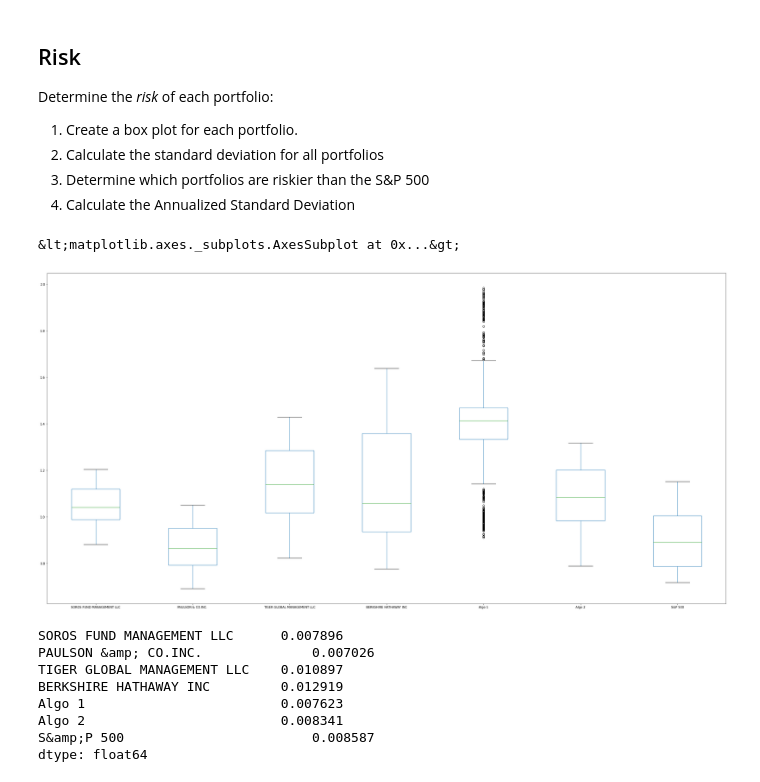
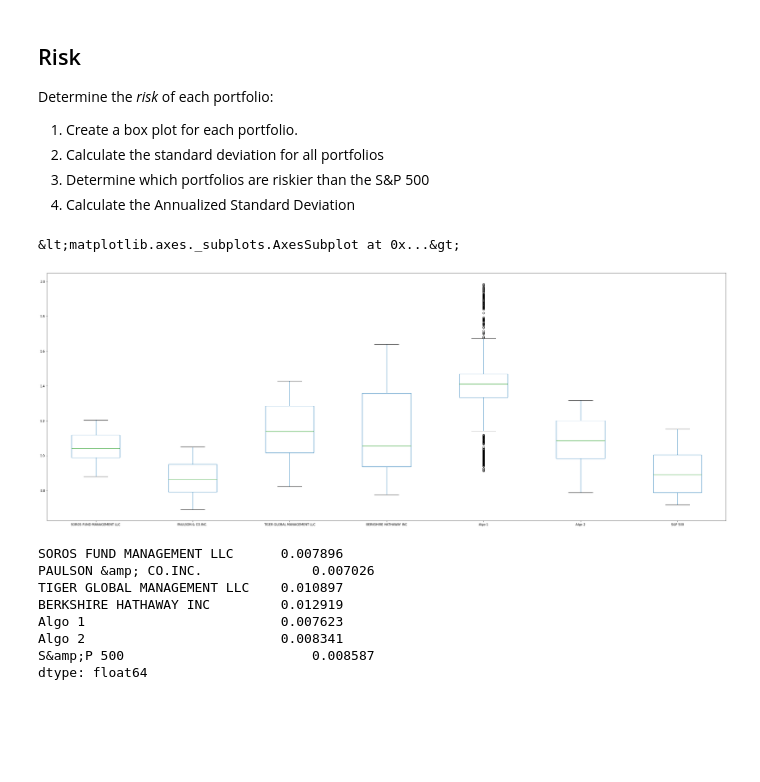
Before and after one commit to lanre00/FinTech, a Jupyter notebook: Homework/04-Pandas/HOMEWORK.ipynb, the cells around one changed output. Saved outputs shown, nothing was run; the diff lists cells and outputs as text; code cells hidden in the pictures; blank space fills up the shorter version.

```diff
--- a/Homework/04-Pandas/HOMEWORK.ipynb
+++ b/Homework/04-Pandas/HOMEWORK.ipynb
@@ -211,10 +211,10 @@ Determine the _risk_ of each portfolio:
 # %%
 # Box plot to visually show risk
 # YOUR CODE HERE
-cumulative_returns.plot.box(figsize=(40,20))
+cumulative_returns.plot.box(figsize=(40,15))
 # %% [output]
 &lt;matplotlib.axes._subplots.AxesSubplot at 0x...&gt;
-[figure, old version]
+[figure, new version]
 # %%
 # Daily Standard Deviations
 # Calculate the standard deviation for each portfolio.
```
Also changed, not shown: parts of 20 cells of this notebook.
